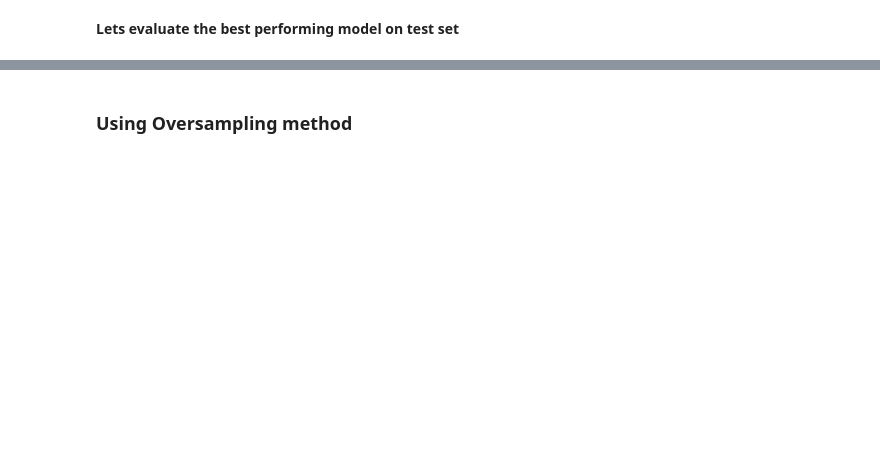
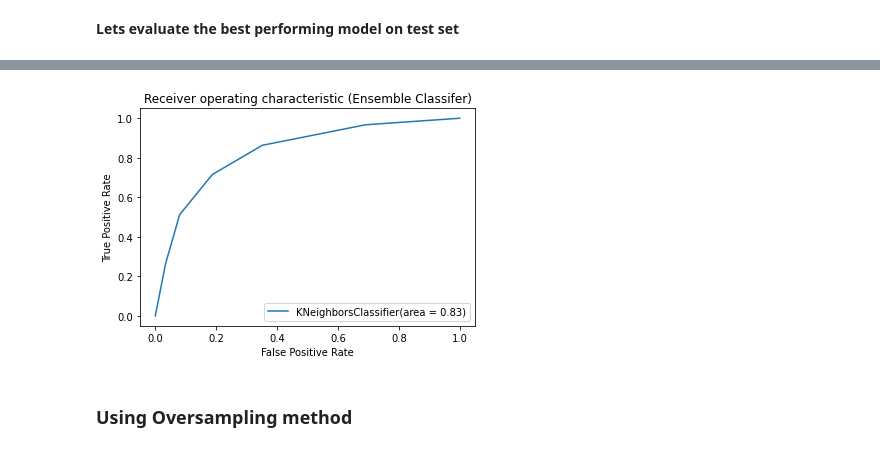
Before and after one commit to maneet-z/Bank_Marketing_Analytics, a Jupyter notebook: bank_marketing/notebooks/Notebook3_Data Modeling and Results.ipynb, the cells around one changed output, grey strips where cells are left out. Drawn from its saved outputs; the diff is of its cells as text; code cells hidden in the pictures; blank space fills up the shorter version.

```diff
--- a/bank_marketing/notebooks/Notebook3_Data Modeling and Results.ipynb
+++ b/bank_marketing/notebooks/Notebook3_Data Modeling and Results.ipynb
@@ -195,3 +213,7 @@ weighted avg       0.77      0.77      0.77      1856
+# %%
+plot_roc_auc_curve(best_clf,X_test,y_test)
+# %% [output]
+[figure, added]
 # %%
 X_train.to_csv(path + experiment_add + '/undersampled_X_train.csv', index = False)
 X_test.to_csv(path + experiment_add + '/undersampled_X_test.csv', index = False)
```
Also changed, not shown: parts of 26 cells of this notebook, 1 other file.
